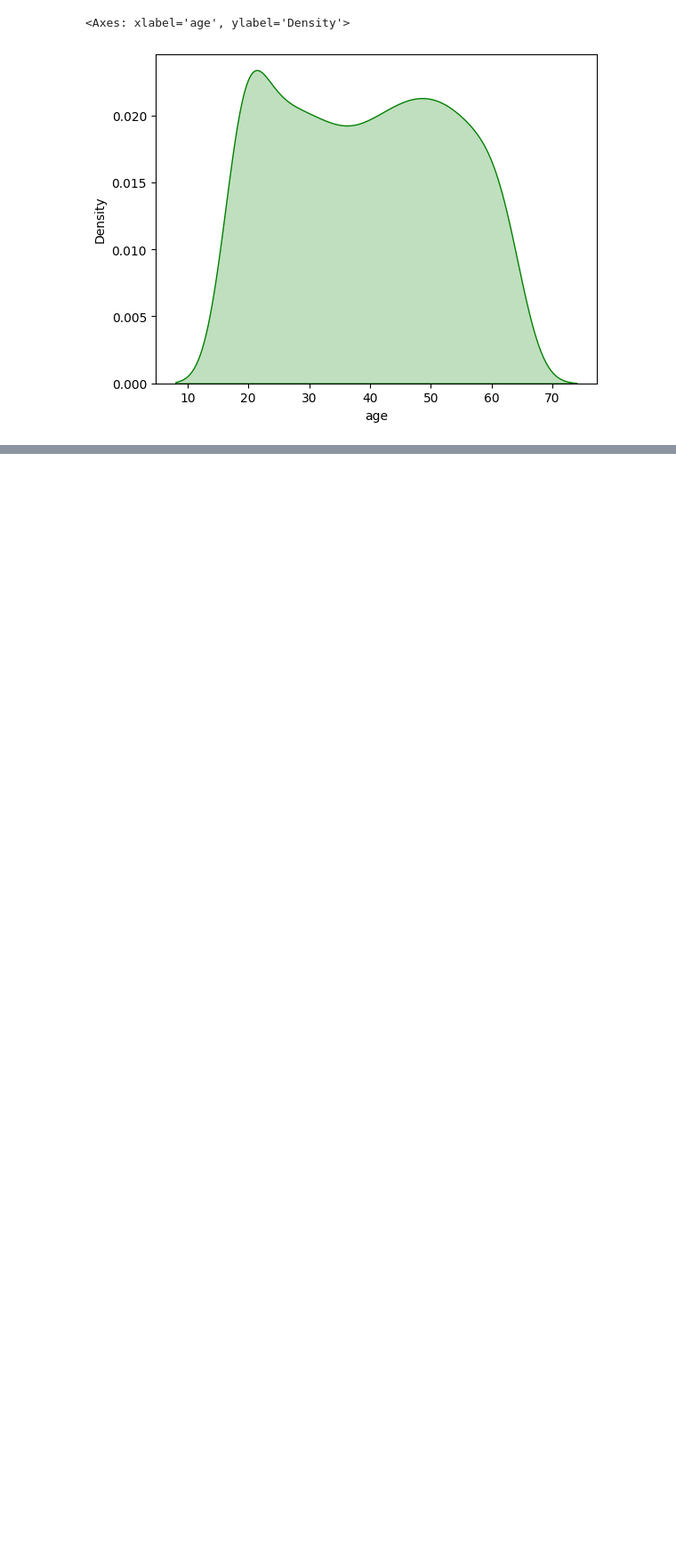
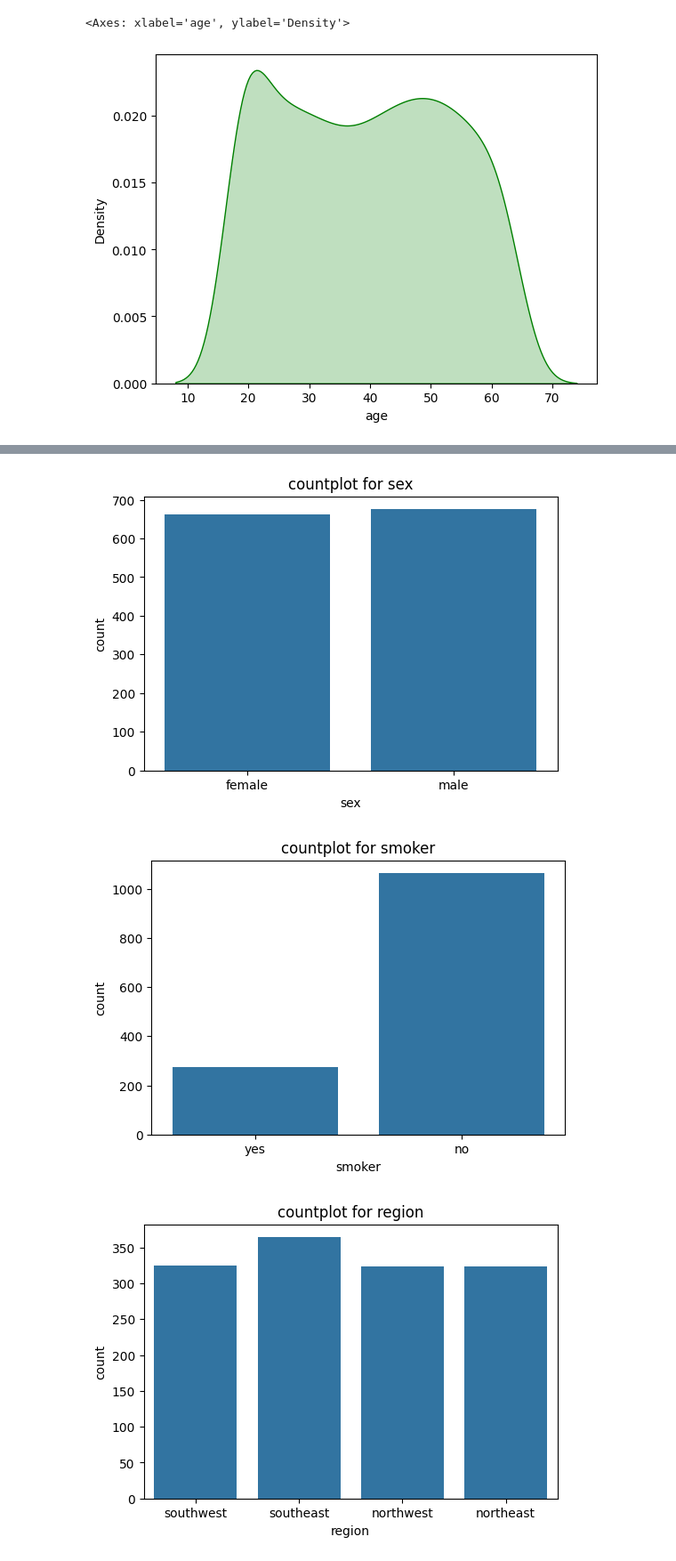
Before and after one commit to coder-priyanka01/Machine-Learning, a Jupyter notebook: DataPreprocessingClass.ipynb, the cells around one changed output, grey strips where cells are left out. Shown at 89% size. Drawn from its saved outputs; the diff is of its cells as text; code cells hidden in the pictures; blank space fills up the shorter version.

```diff
--- a/DataPreprocessingClass.ipynb
+++ b/DataPreprocessingClass.ipynb
@@ -84,0 +102,4 @@ sns.kdeplot(df['age'], fill = True, color = "Green")
+# %%
+cat_cols = ["sex", "smoker", 'region']
+for col in cat_cols:
+    print(df[col].value_counts())
@@ -84,0 +121,9 @@ sns.kdeplot(df['age'], fill = True, color = "Green")
+# %%
+for col in cat_cols:
+    plt.figure(figsize=(6,4))
+    sns.countplot(x = col, data = df)
+    plt.title(f"countplot for {col}")
+# %% [output]
+[figure, added]
+[figure, added]
+[figure, added]
```
Also changed, not shown: parts of 21 cells of this notebook.
